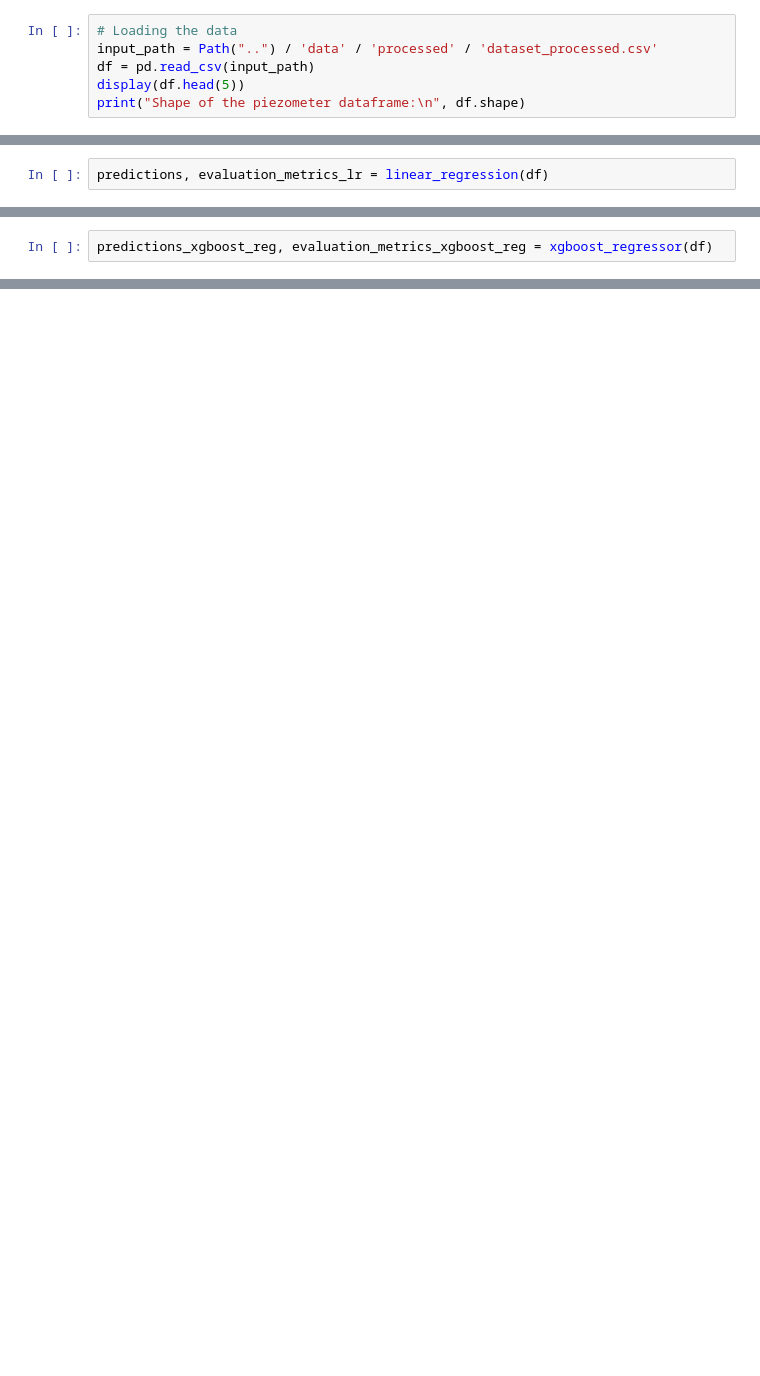
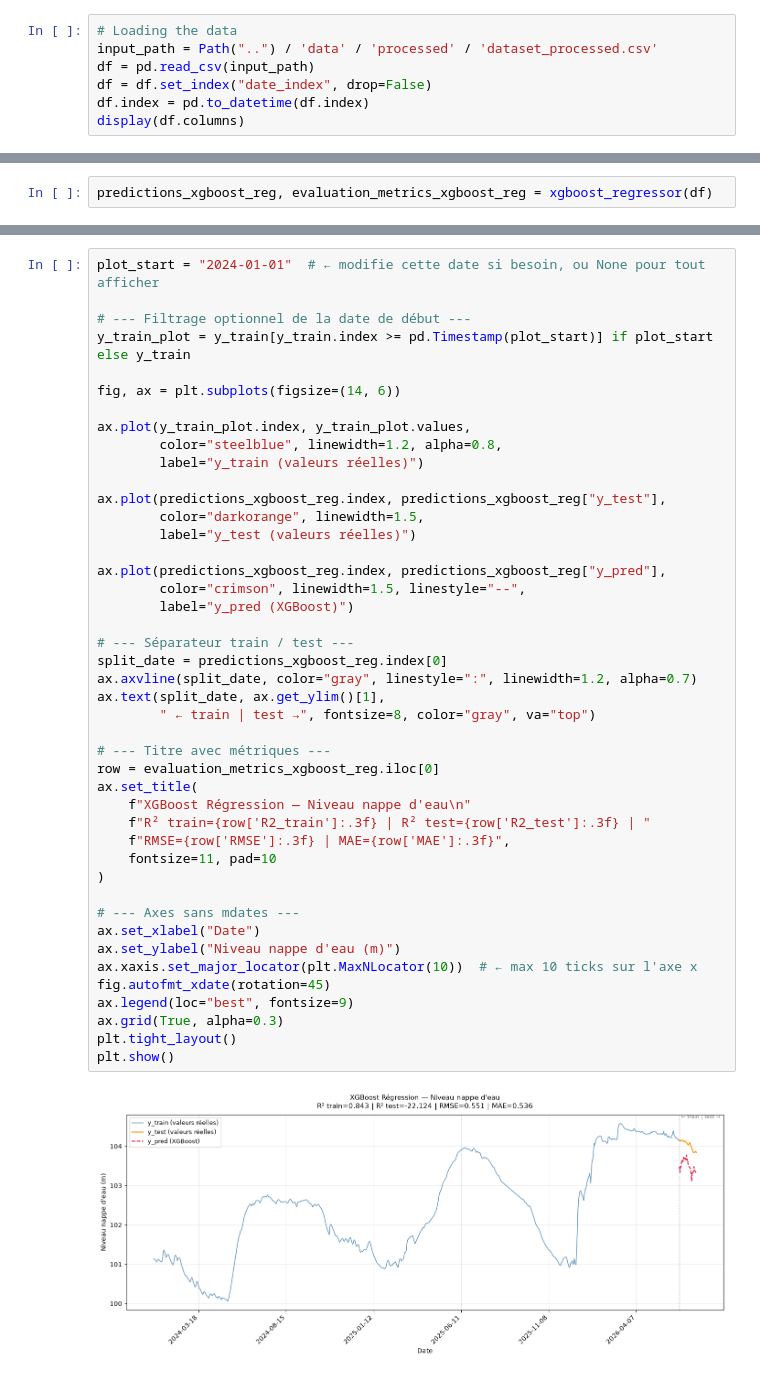
Before and after one commit to lauradmch/NappeCast-forecasting, a Jupyter notebook: notebooks/machine_learning.ipynb, the cells around one changed output, grey strips where cells are left out. Cells and saved outputs as stored; diff of their text form; blank space fills up the shorter version.

Commit message:
feat: notebook to test machine learning model: XGboost_regressor

```diff
--- a/notebooks/machine_learning.ipynb
+++ b/notebooks/machine_learning.ipynb
@@ -13,6 +12,7 @@ from sklearn.pipeline import Pipeline
 # Loading the data
 input_path = Path("..") / 'data' / 'processed' / 'dataset_processed.csv'
 df = pd.read_csv(input_path)
-display(df.head(5))
-print("Shape of the piezometer dataframe:\n", df.shape)
+df = df.set_index("date_index", drop=False)
+df.index = pd.to_datetime(df.index)
+display(df.columns)
 # %% [output]
@@ -108,5 +49,3 @@ def linear_regression(df):
-# %%
-predictions, evaluation_metrics_lr = linear_regression(df)
 # %% [markdown]
 ## XGBoost Regressor
 # %%
@@ -155,0 +123,46 @@ predictions_xgboost_reg, evaluation_metrics_xgboost_reg = xgboost_regressor(df)
+# %%
+plot_start = "2024-01-01"  # ← modifie cette date si besoin, ou None pour tout afficher
+
+# --- Filtrage optionnel de la date de début ---
+y_train_plot = y_train[y_train.index >= pd.Timestamp(plot_start)] if plot_start else y_train
+
+fig, ax = plt.subplots(figsize=(14, 6))
+
+ax.plot(y_train_plot.index, y_train_plot.values,
+        color="steelblue", linewidth=1.2, alpha=0.8,
+        label="y_train (valeurs réelles)")
+
+ax.plot(predictions_xgboost_reg.index, predictions_xgboost_reg["y_test"],
+        color="darkorange", linewidth=1.5,
+        label="y_test (valeurs réelles)")
+
+ax.plot(predictions_xgboost_reg.index, predictions_xgboost_reg["y_pred"],
+        color="crimson", linewidth=1.5, linestyle="--",
+        label="y_pred (XGBoost)")
+
+# --- Séparateur train / test ---
+split_date = predictions_xgboost_reg.index[0]
+ax.axvline(split_date, color="gray", linestyle=":", linewidth=1.2, alpha=0.7)
+ax.text(split_date, ax.get_ylim()[1],
+        " ← train | test →", fontsize=8, color="gray", va="top")
+
+# --- Titre avec métriques ---
+row = evaluation_metrics_xgboost_reg.iloc[0]
+ax.set_title(
+    f"XGBoost Régression — Niveau nappe d'eau\n"
+    f"R² train={row['R2_train']:.3f} | R² test={row['R2_test']:.3f} | "
+    f"RMSE={row['RMSE']:.3f} | MAE={row['MAE']:.3f}",
+    fontsize=11, pad=10
+)
+
+# --- Axes sans mdates ---
+ax.set_xlabel("Date")
+ax.set_ylabel("Niveau nappe d'eau (m)")
+ax.xaxis.set_major_locator(plt.MaxNLocator(10))  # ← max 10 ticks sur l'axe x
+fig.autofmt_xdate(rotation=45)
+ax.legend(loc="best", fontsize=9)
+ax.grid(True, alpha=0.3)
+plt.tight_layout()
+plt.show()
+# %% [output]
+[figure, added]
```
Also changed, not shown: parts of 13 cells of this notebook.
